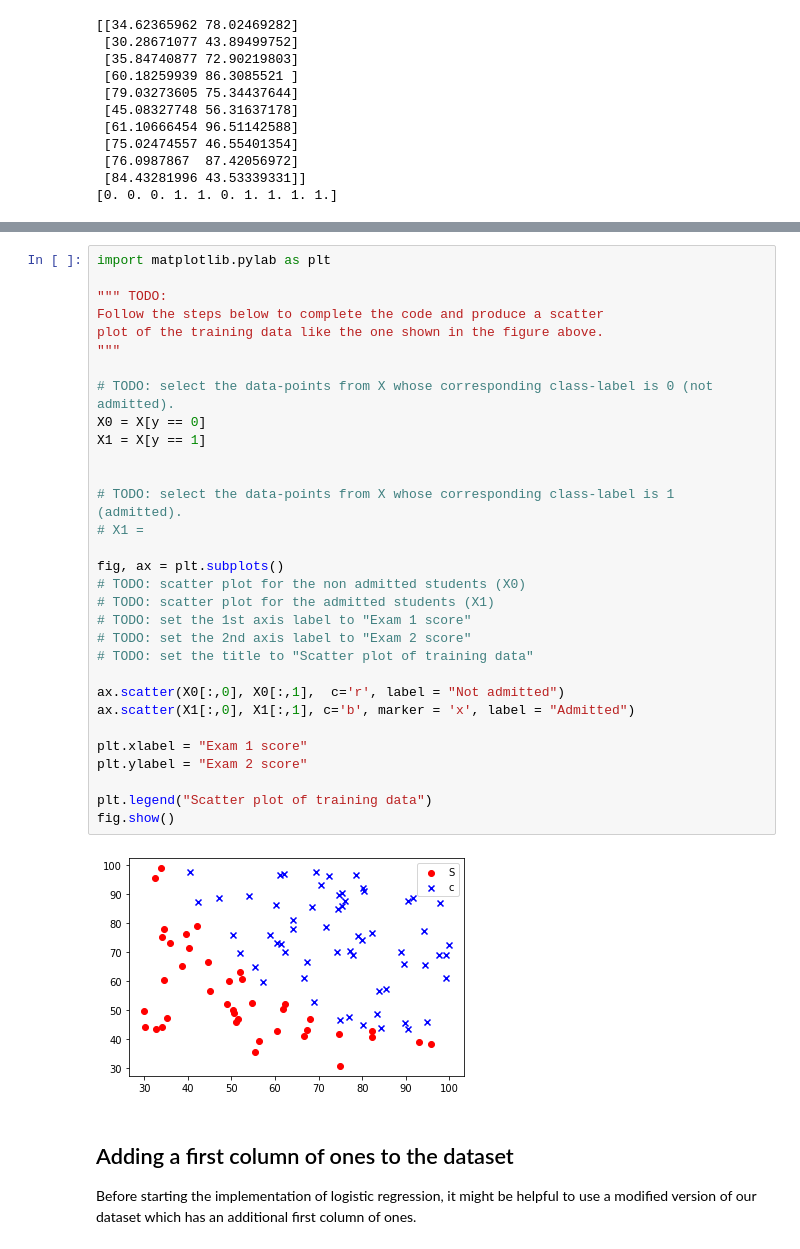
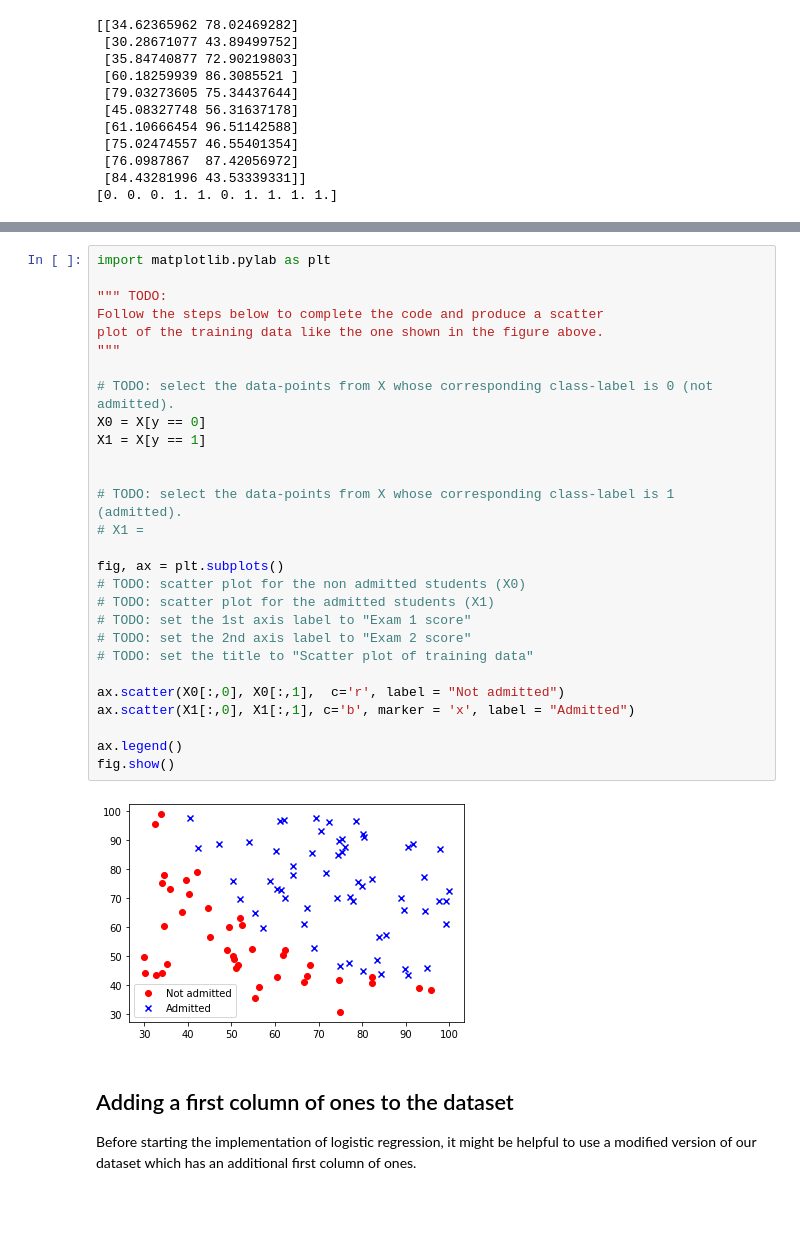
Before and after one commit to tobiaspihlqvist/machine_learning_halmstad_course, a Jupyter notebook: Lab 3 - Classification/Lab 3 - Part A - Classification with logistic regression.ipynb, the cells around one changed output, grey strips where cells are left out. Drawn from its saved outputs; the diff is of its cells as text; blank space fills up the shorter version.

```diff
--- a/Lab 3 - Classification/Lab 3 - Part A - Classification with logistic regression.ipynb
+++ b/Lab 3 - Classification/Lab 3 - Part A - Classification with logistic regression.ipynb
@@ -73,36 +73,33 @@ You can use this syntax to select a subset of data-points (from $X$) which have
 # %%
 import matplotlib.pylab as plt
 
 """ TODO:
 Follow the steps below to complete the code and produce a scatter
 plot of the training data like the one shown in the figure above.
 """
 
 # TODO: select the data-points from X whose corresponding class-label is 0 (not admitted).
 X0 = X[y == 0]
 X1 = X[y == 1]
 
 
 # TODO: select the data-points from X whose corresponding class-label is 1 (admitted).
 # X1 =
 
 fig, ax = plt.subplots()
 # TODO: scatter plot for the non admitted students (X0)
 # TODO: scatter plot for the admitted students (X1)
 # TODO: set the 1st axis label to "Exam 1 score"
 # TODO: set the 2nd axis label to "Exam 2 score"
 # TODO: set the title to "Scatter plot of training data"
 
 ax.scatter(X0[:,0], X0[:,1],  c='r', label = "Not admitted")
 ax.scatter(X1[:,0], X1[:,1], c='b', marker = 'x', label = "Admitted")
 
-plt.xlabel = "Exam 1 score"
-plt.ylabel = "Exam 2 score"
-
-plt.legend("Scatter plot of training data")
+ax.legend()
 fig.show()
 # %% [output]
-[figure, old version]
+[figure, new version]
 # %% [markdown]
 ## Adding a first column of ones to the dataset
 Before starting the implementation of logistic regression, it might be helpful to use a modified version of our dataset which has an additional first column of ones.
```
Also changed, not shown: 1 other file.
